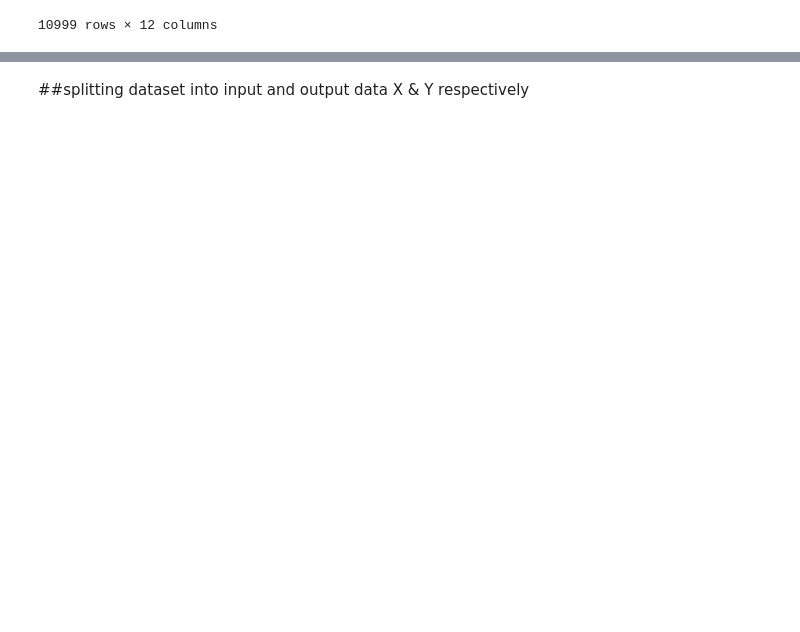
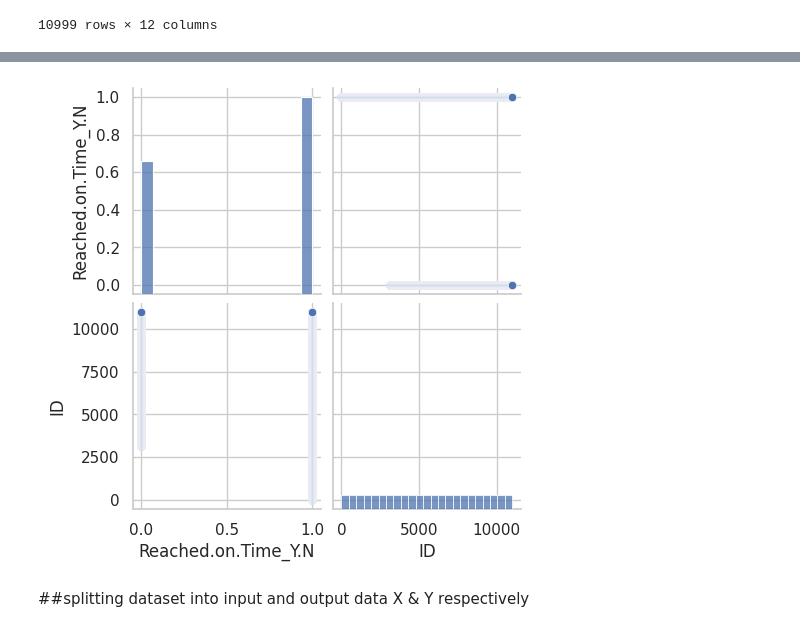
Before and after one commit to madinatt/CapstoneProject, a Jupyter notebook: Capstone_Project.ipynb, the cells around one changed output, grey strips where cells are left out. Saved outputs shown, nothing was run; the diff lists cells and outputs as text; code cells hidden in the pictures; blank space fills up the shorter version.

```diff
--- a/Capstone_Project.ipynb
+++ b/Capstone_Project.ipynb
@@ -265,3 +317,14 @@ Index(['ID', 'Warehouse_block', 'Mode_of_Shipment', 'Customer_care_calls',
+# %%
+#PAIRPLOT
+
+# Select the columns you want to include in the pairplot
+columns1 = ['Reached.on.Time_Y.N', 'ID']
+
+# Create a pairplot for the selected columns
+sns.pairplot(df[columns1])
+plt.show()
+# %% [output]
+[figure, added]
 # %% [markdown]
 ##splitting dataset into input and output data X & Y respectively
 # %%
```
Also changed, not shown: parts of 68 cells of this notebook, 1 other file.
